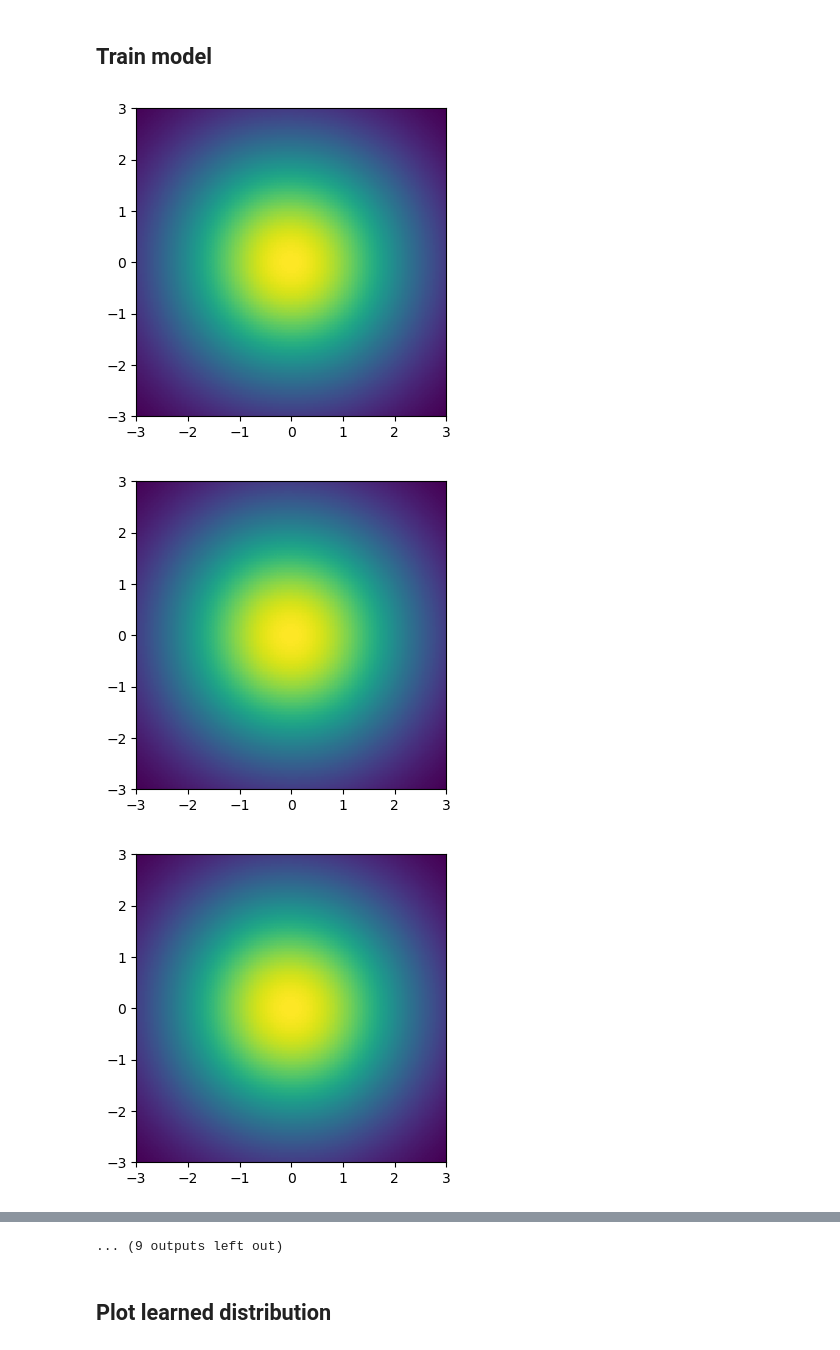
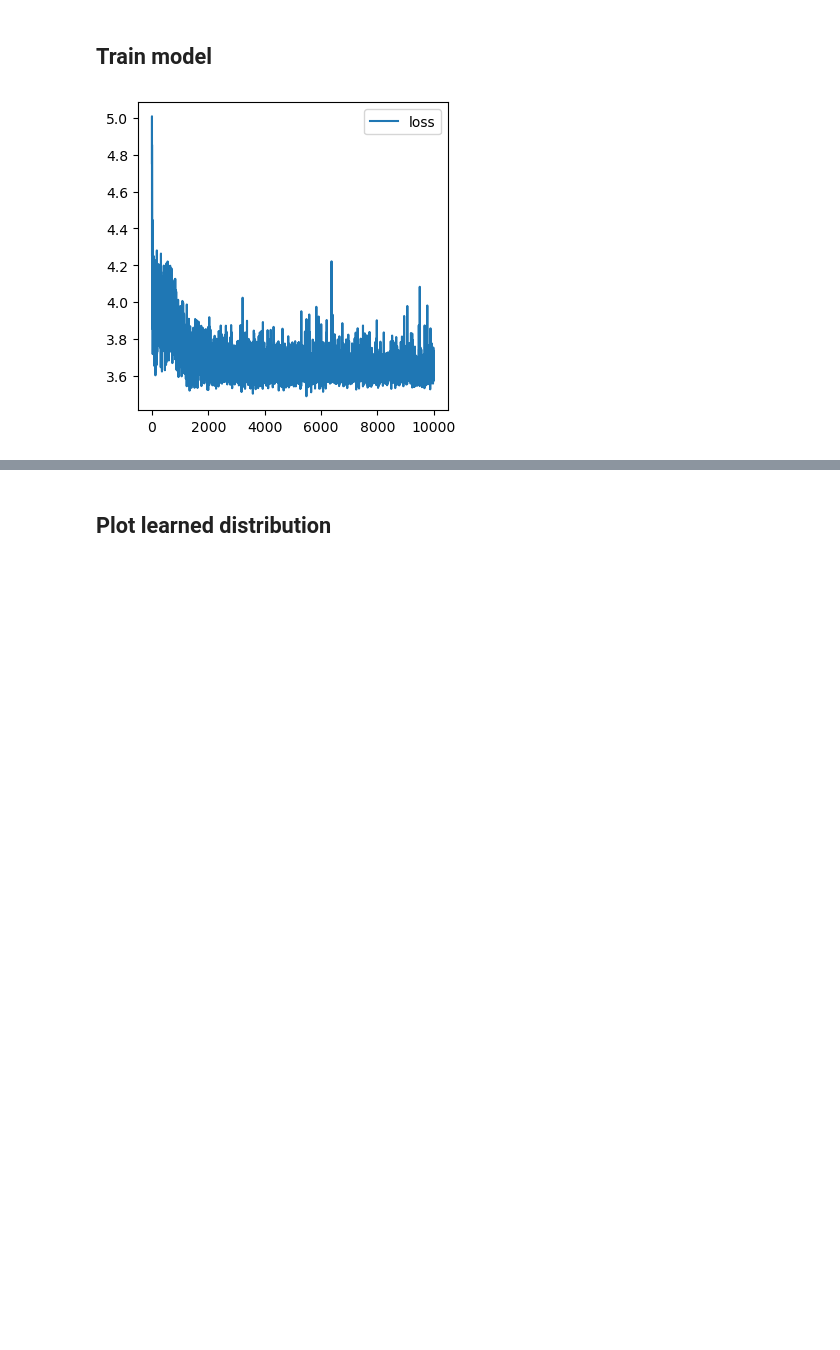
Before and after one commit to bmandracchia/Noise2Model, a Jupyter notebook: nbs/02_noiseflow.ipynb, the cells around one changed output, grey strips where cells are left out. Cells and saved outputs as stored; diff of their text form; code cells hidden in the pictures; blank space fills up the shorter version.

```diff
--- a/nbs/02_noiseflow.ipynb
+++ b/nbs/02_noiseflow.ipynb
@@ -38,15 +38,25 @@ from tqdm import tqdm
 from fastai.data.all import *
 from fastai.vision.all import *
 # %%
+num_layers = 32
+flows = []
+for i in range(num_layers):
+    # Neural network with two hidden layers having 64 units each
+    # Last layer is initialized by zeros making training more stable
+    param_map = nf.nets.MLP([1, 64, 64, 2], init_zeros=True)
+    # Add flow layer
+    flows.append(nf.flows.AffineCouplingBlock(param_map))
+    # Swap dimensions
+    flows.append(nf.flows.Permute(2, mode='swap'))
 
-K = 32
+# K = 32
 #torch.manual_seed(0)
-b = torch.tensor([0, 1])
-flows = []
-for i in range(K):
-    s = nf.nets.MLP([2, 4, 4, 2])
-    t = nf.nets.MLP([2, 4, 4, 2])
-if i % 2 == 0:
-    flows += [nf.flows.MaskedAffineFlow(b, t, s)]
-else:
-    flows += [nf.flows.MaskedAffineFlow(1 - b, t, s)]
+# b = torch.tensor([0, 1])
+# flows = []
+# for i in range(K):
+#     s = nf.nets.MLP([2, 4, 4, 2])
+#     t = nf.nets.MLP([2, 4, 4, 2])
+# if i % 2 == 0:
+#     flows += [nf.flows.MaskedAffineFlow(b, t, s)]
+# else:
+#     flows += [nf.flows.MaskedAffineFlow(1 - b, t, s)]
@@ -116,38 +146,36 @@ plt.show()
 # %% [markdown]
 ## Train model
 # %%
-max_iter = 100000
+max_iter = 10000
 num_samples = 2 * 16
-show_iter = 5000
+show_iter = 50000
 
 
 loss_hist = np.array([])
 
 optimizer = torch.optim.Adam(nfm.parameters(), lr=1e-4, weight_decay=1e-4)
 for it in tqdm(range(max_iter)):
     optimizer.zero_grad()
     x = nfm.p.sample(num_samples).double()
     loss = nfm.forward_kld(x)
     loss.backward()
     optimizer.step()
 
     loss_hist = np.append(loss_hist, loss.to('cpu').data.numpy())
 
     # Plot learned distribution
     if (it + 1) % show_iter == 0:
         log_prob = nfm.log_prob(zz).to('cpu').view(*xx.shape)
         prob = torch.exp(log_prob)
         prob[torch.isnan(prob)] = 0
 
         plt.figure(figsize=(4, 4))
         plt.pcolormesh(xx, yy, prob.data.numpy())
         plt.show()
 
 plt.figure(figsize=(4, 4))
 plt.plot(loss_hist, label='loss')
 plt.legend()
 plt.show()
 # %% [output]
-[figure, old version]
+[figure, new version]
-[figure, removed]
-[figure, removed]
@@ -163,4 +182,3 @@ plt.show()
-... (9 outputs left out)
 # %% [markdown]
 ## Plot learned distribution
 # %%
```
Also changed, not shown: parts of 7 cells of this notebook.
